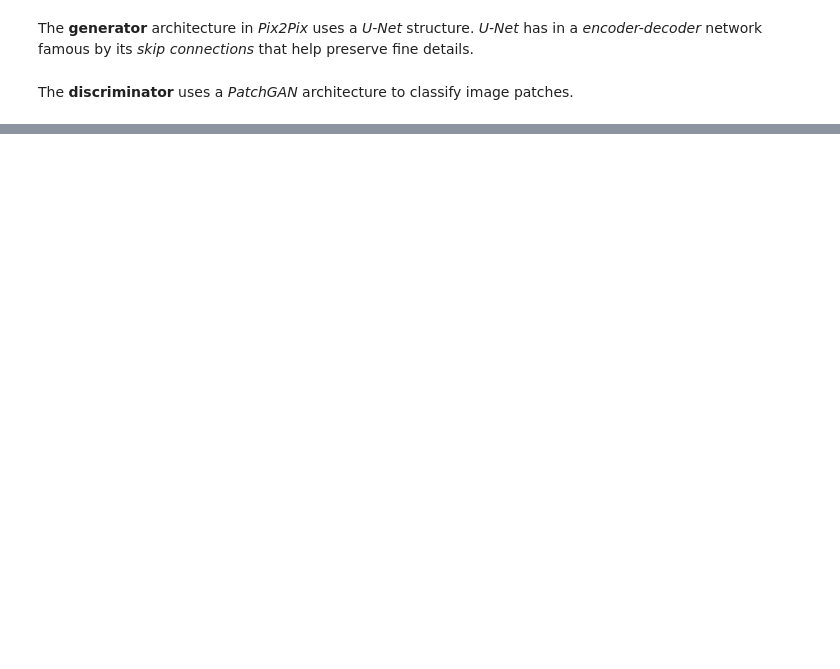
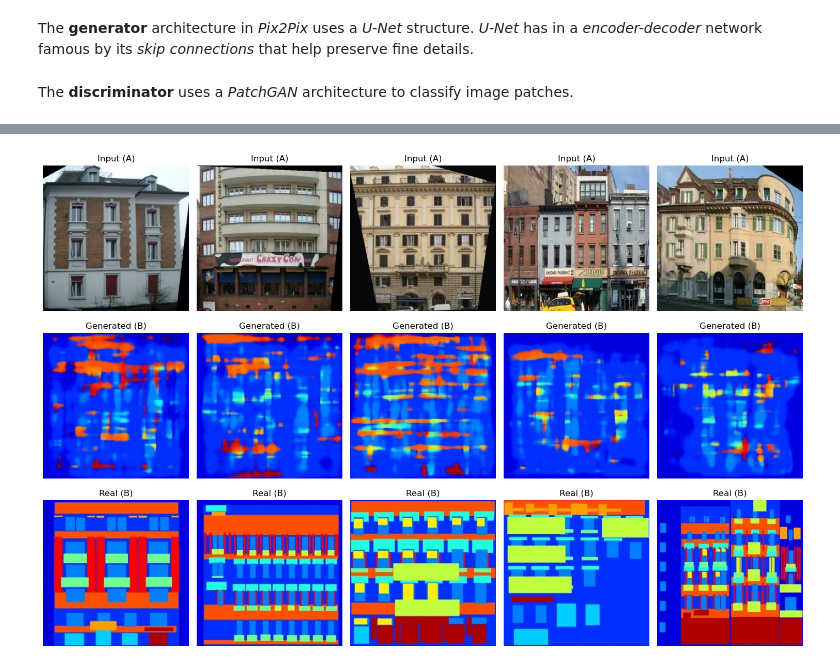
Before and after one commit to marcotuliopin/pix-2-pix-implementation, a Jupyter notebook: pix_2_pix.ipynb, the cells around one changed output, grey strips where cells are left out. Saved outputs shown, nothing was run; the diff lists cells and outputs as text; code cells hidden in the pictures; blank space fills up the shorter version.

```diff
--- a/pix_2_pix.ipynb
+++ b/pix_2_pix.ipynb
@@ -88,11 +90,11 @@ class UNetDecoder(nn.Module):
 
         # The last layer of the decoder is a convolutional layer that reduces the number of channels to the desired output.
         # Batch normalization is disabled to avoid distorting the output distribution.
-        self.layers.append(nn.ConvTranspose2d(num_features*2, out_channels, kernel_size=4, stride=2, padding=1)) # 128x128x128 -> 256x256x3
+        self.layers.append(nn.ConvTranspose2d(num_features*2, out_channels, kernel_size=4, stride=2, padding=1))
 
     # The up block consists of a transposed convolutional layer, followed by batch normalization, ReLU activation, and dropout.
     # This block recover the spatial dimensions of the input.
-    def _create_up_block(self, input_channels, out_channels, batch_norm=True, dropout=0.0):
+    def _create_up_block(self, input_channels, out_channels, batch_norm=True, dropout=0.5):
         return nn.Sequential(
             nn.ConvTranspose2d(input_channels, out_channels, kernel_size=4, stride=2, padding=1, bias=not batch_norm),
             nn.BatchNorm2d(out_channels) if batch_norm else nn.Identity(),
@@ -116,7 +118,7 @@ class Generator(nn.Module):
     def __init__(self, in_channels, out_channels, num_features=64):
         super(Generator, self).__init__()
 
-        # THe generator is simply the encoder and decoder combined.
+        # The generator is simply the encoder and decoder combined.
         # In total, we have 8 down blocks and 8 up blocks.
         self.encoder = UNetEncoder(in_channels, num_features)
         self.decoder = UNetDecoder(out_channels, num_features)
@@ -239,10 +241,11 @@ Clipping input data to the valid range for imshow with RGB data ([0..1] for floa
 train_size = int(0.8 * len(train_dataset))  # 80% for training
 val_size = len(train_dataset) - train_size  # 20% for validation
 
+# We split the training set into train and validation.
 train_subset, val_subset = torch.utils.data.random_split(train_dataset, [train_size, val_size])
 
-train_loader = DataLoader(train_subset, batch_size=8, shuffle=True)
-val_loader = DataLoader(val_subset, batch_size=8, shuffle=False)
+train_loader = DataLoader(train_subset, batch_size=16, shuffle=True)
+val_loader = DataLoader(val_subset, batch_size=16, shuffle=False)
 # %%
 device = torch.device('cuda' if torch.cuda.is_available() else 'cpu')
 generator = Generator(3, 3).to(device)
@@ -392,0 +401,42 @@ D_loss: 0.2521 G_loss: 44.2189 (Adv: 2.6705, L1: 41.5484)
+# %%
+def view_generated_images(generator, test_loader, device, num_samples=5):
+    generator.eval()
+
+    # Turn off gradiant so that no training occurs.
+    with torch.no_grad():
+        # Loads a batch of test data.
+        real_A, real_B = next(iter(test_loader))
+        real_A = real_A.to(device)
+        real_B = real_B.to(device)
+
+        # Generate false images.
+        fake_B = generator(real_A)
+
+        # Convert tensors to CPU and denormalize them.
+        real_A = real_A.cpu().numpy().transpose(0, 2, 3, 1) * 0.5 + 0.5
+        real_B = real_B.cpu().numpy().transpose(0, 2, 3, 1) * 0.5 + 0.5
+        fake_B = fake_B.cpu().numpy().transpose(0, 2, 3, 1) * 0.5 + 0.5
+
+        # Plot results.
+        plt.figure(figsize=(15, 10))
+        for i in range(num_samples):
+            plt.subplot(3, num_samples, i + 1)
+            plt.imshow(real_A[i])
+            plt.title("Input (A)")
+            plt.axis("off")
+
+            plt.subplot(3, num_samples, num_samples + i + 1)
+            plt.imshow(fake_B[i])
+            plt.title("Generated (B)")
+            plt.axis("off")
+
+            plt.subplot(3, num_samples, 2*num_samples + i + 1)
+            plt.imshow(real_B[i])
+            plt.title("Real (B)")
+            plt.axis("off")
+        plt.tight_layout()
+        plt.show()
+
+view_generated_images(generator, val_loader, device)
+# %% [output]
+[figure, added]
```
Also changed, not shown: parts of 4 cells of this notebook.
